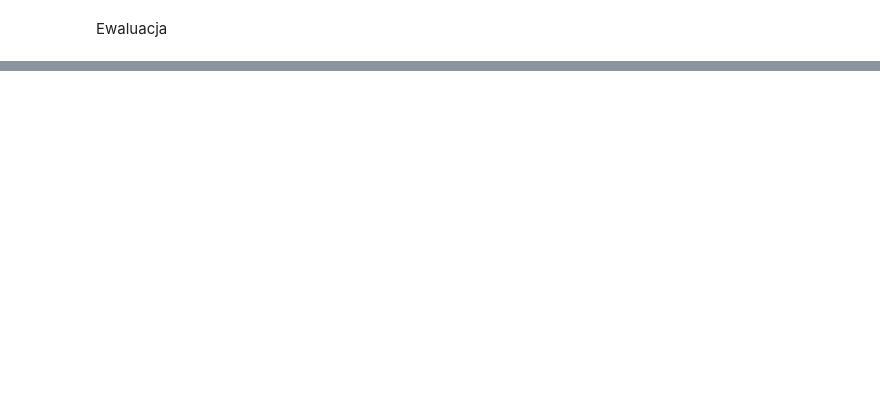
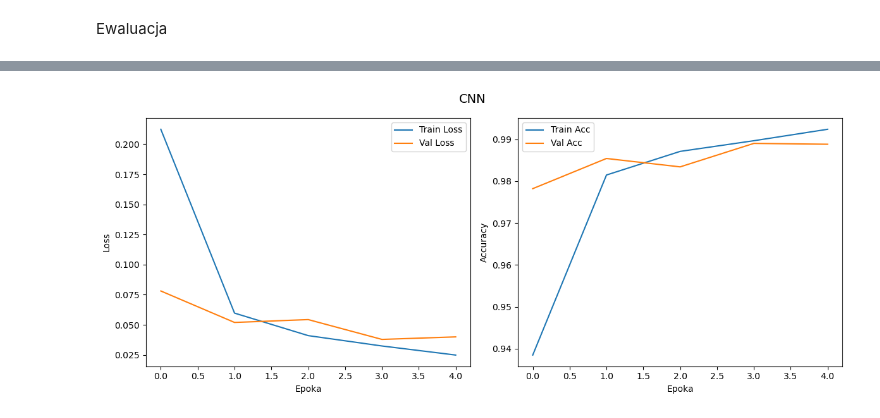
Before and after one commit to Solvro/ml-wakacyjne-wyzwanie-2025, a Jupyter notebook: 3_nn&cv/NN&CV_zadanie.ipynb, the cells around one changed output, grey strips where cells are left out. Cells and saved outputs as stored; diff of their text form; code cells hidden in the pictures; blank space fills up the shorter version.

```diff
--- a/3_nn&cv/NN&CV_zadanie.ipynb
+++ b/3_nn&cv/NN&CV_zadanie.ipynb
@@ -312,0 +263,24 @@ SimpleCNN(
+# %%
+class CNN(nn.Module):
+    def __init__(self):
+        super(CNN, self).__init__()
+        self.conv1 = nn.Conv2d(1, 16, kernel_size=3, padding=1)
+        self.pool = nn.MaxPool2d(2, 2)
+        self.conv2 = nn.Conv2d(16, 32, kernel_size=3, padding=1)
+        self.fc1 = nn.Linear(32 * 7 * 7, 128)
+        self.fc2 = nn.Linear(128, 10)
+
+    def forward(self, x):
+        x = self.pool(F.relu(self.conv1(x)))
+        x = self.pool(F.relu(self.conv2(x)))
+        x = x.view(-1, 32 * 7 * 7)
+        x = F.relu(self.fc1(x))
+        x = self.fc2(x)
+        return x
+
+model = CNN().to(device)
+# %%
+history = train_model(model, train_loader, val_loader, epochs=5, lr=1e-3)
+torch.save(model.state_dict(), "cnn_model.pth")
+plot_history(history, title="CNN")
+# %% [output]
@@ -312,0 +292 @@ SimpleCNN(
+[figure, added]
```
Also changed, not shown: parts of 32 cells of this notebook, 6 other files.
